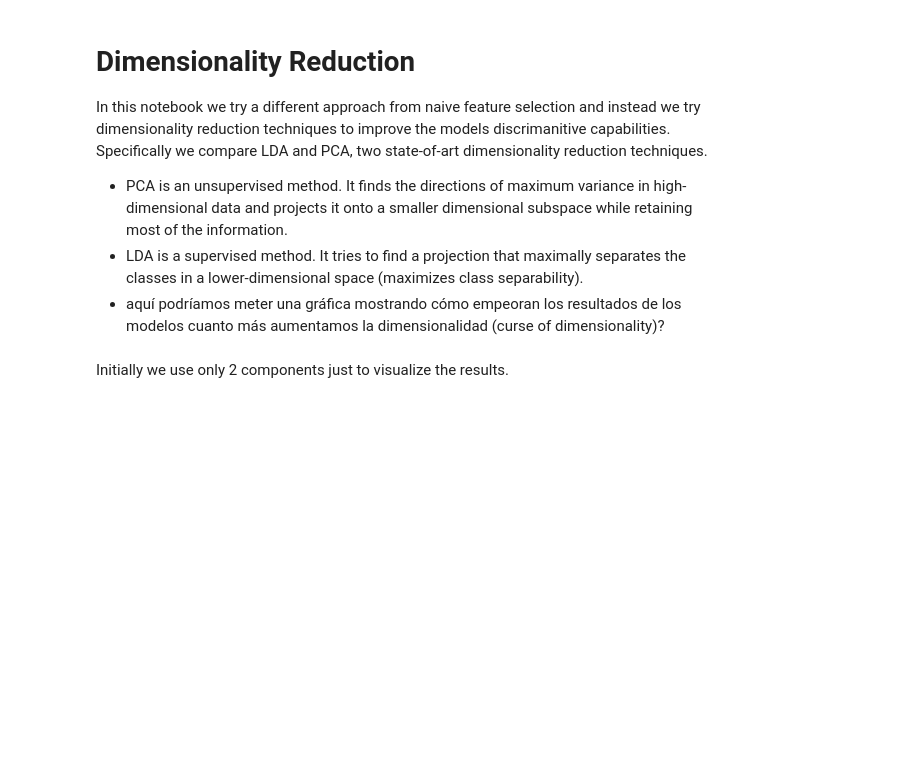
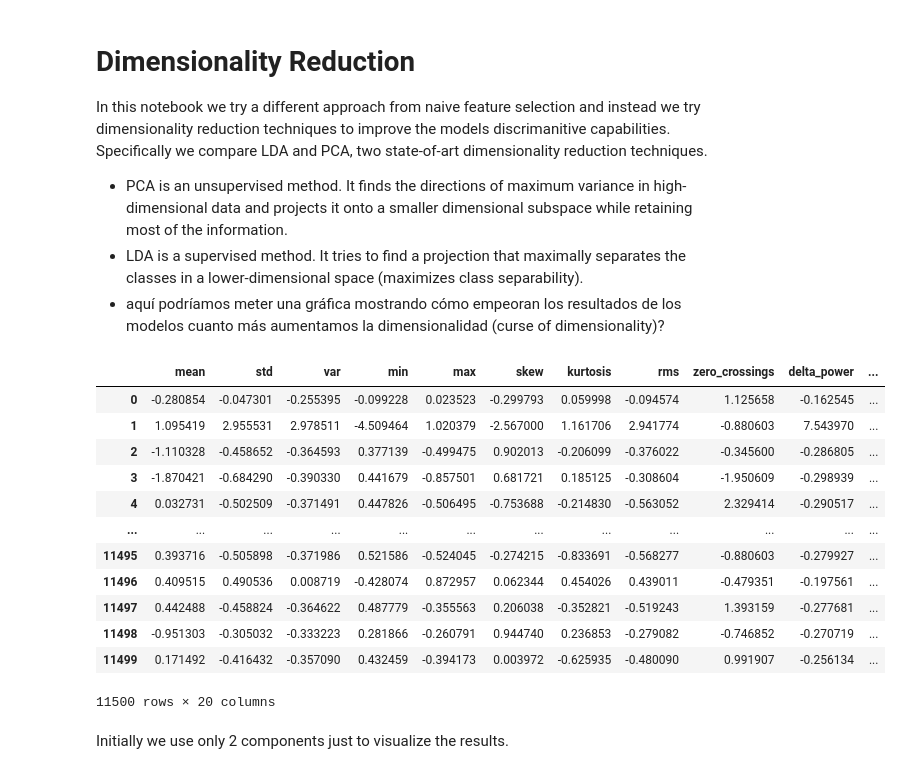
Before and after one commit to xterm99/kaggle-epileptic-seizure-recognition, a Jupyter notebook: dimensionality_reduction.ipynb, the cells around one changed output. Saved outputs shown, nothing was run; the diff lists cells and outputs as text; code cells hidden in the pictures; blank space fills up the shorter version.

```diff
--- a/dimensionality_reduction.ipynb
+++ b/dimensionality_reduction.ipynb
@@ -26,3 +24,25 @@ y = transformed_df["y"]
+# %%
+X = transformed_df.drop(columns="y")
+y = transformed_df["y"]
+
+# Pruebo a normalizar por si mejora los resultados
+scaler = StandardScaler()
+X = pd.DataFrame(scaler.fit_transform(X), columns=X.columns)
+X
+# %% [output]
+|  | mean | std | var | min | max | skew | kurtosis | rms | zero_crossings | delta_power | ... |
+| 0 | -0.280854 | -0.047301 | -0.255395 | -0.099228 | 0.023523 | -0.299793 | 0.059998 | -0.094574 | 1.125658 | -0.162545 | ... |
+| 1 | 1.095419 | 2.955531 | 2.978511 | -4.509464 | 1.020379 | -2.567000 | 1.161706 | 2.941774 | -0.880603 | 7.543970 | ... |
+| 2 | -1.110328 | -0.458652 | -0.364593 | 0.377139 | -0.499475 | 0.902013 | -0.206099 | -0.376022 | -0.345600 | -0.286805 | ... |
+| 3 | -1.870421 | -0.684290 | -0.390330 | 0.441679 | -0.857501 | 0.681721 | 0.185125 | -0.308604 | -1.950609 | -0.298939 | ... |
+| 4 | 0.032731 | -0.502509 | -0.371491 | 0.447826 | -0.506495 | -0.753688 | -0.214830 | -0.563052 | 2.329414 | -0.290517 | ... |
+| ... | ... | ... | ... | ... | ... | ... | ... | ... | ... | ... | ... |
+| 11495 | 0.393716 | -0.505898 | -0.371986 | 0.521586 | -0.524045 | -0.274215 | -0.833691 | -0.568277 | -0.880603 | -0.279927 | ... |
+| 11496 | 0.409515 | 0.490536 | 0.008719 | -0.428074 | 0.872957 | 0.062344 | 0.454026 | 0.439011 | -0.479351 | -0.197561 | ... |
+| 11497 | 0.442488 | -0.458824 | -0.364622 | 0.487779 | -0.355563 | 0.206038 | -0.352821 | -0.519243 | 1.393159 | -0.277681 | ... |
+| 11498 | -0.951303 | -0.305032 | -0.333223 | 0.281866 | -0.260791 | 0.944740 | 0.236853 | -0.279082 | -0.746852 | -0.270719 | ... |
+| 11499 | 0.171492 | -0.416432 | -0.357090 | 0.432459 | -0.394173 | 0.003972 | -0.625935 | -0.480090 | 0.991907 | -0.256134 | ... |
+11500 rows × 20 columns
 # %% [markdown]
 Initially we use only 2 components just to visualize the results.
 # %%
```
Also changed, not shown: parts of 9 cells of this notebook.
